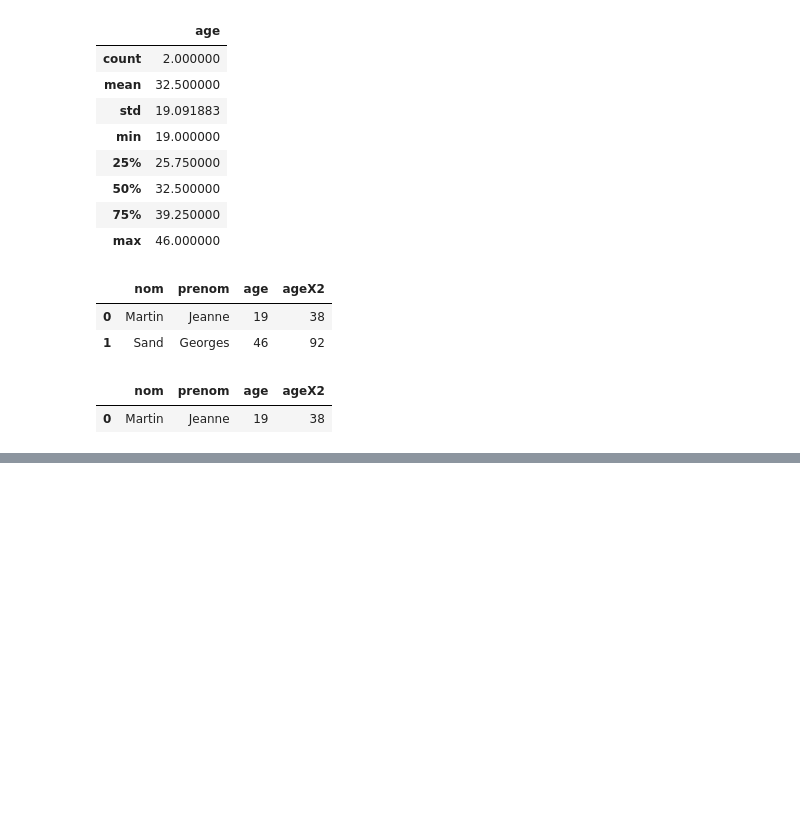
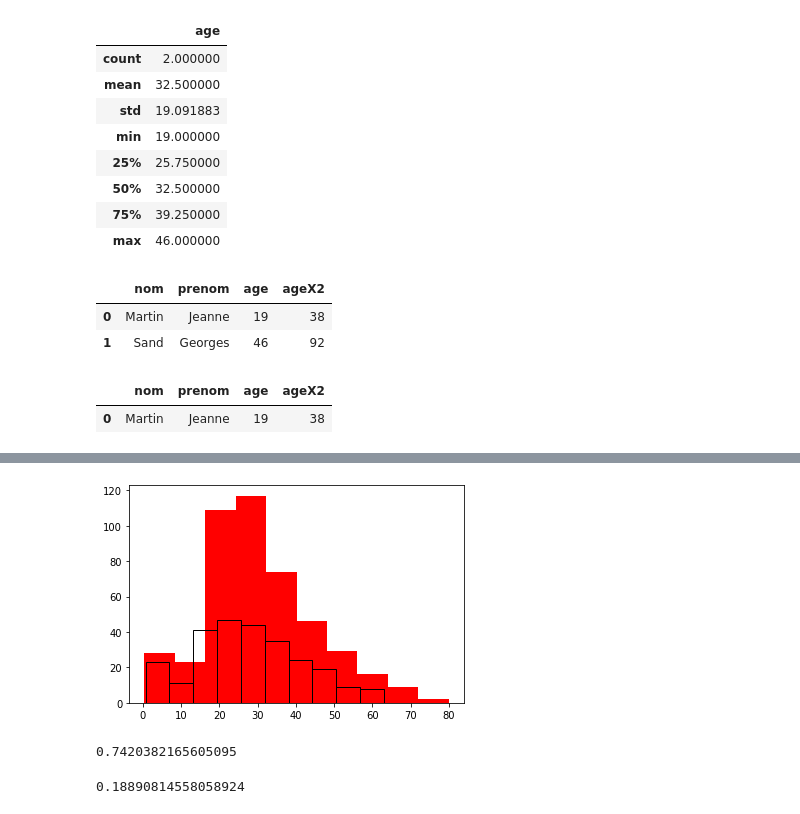
Before and after one commit to komi24/pythonAriane202009, a Jupyter notebook: Intro.ipynb, the cells around one changed output, grey strips where cells are left out. Saved outputs shown, nothing was run; the diff lists cells and outputs as text; code cells hidden in the pictures; blank space fills up the shorter version.

```diff
--- a/Intro.ipynb
+++ b/Intro.ipynb
@@ -424,0 +466,19 @@ df[df.age < 20]
+# %%
+import matplotlib.pyplot as plt
+
+fig = plt.figure()
+
+plt.hist(hommes.Age, color= "r")
+plt.hist(femmes.Age, fill = False)
+
+plt.show()
+# %% [output]
+[figure, added]
+# %%
+len(femmes_survecues) / len(femmes)
+# %% [output]
+0.7420382165605095
+# %%
+len(hommes_survecus) / len(hommes)
+# %% [output]
+0.18890814558058924
```
Also changed, not shown: parts of 15 cells of this notebook, 1 other file.
